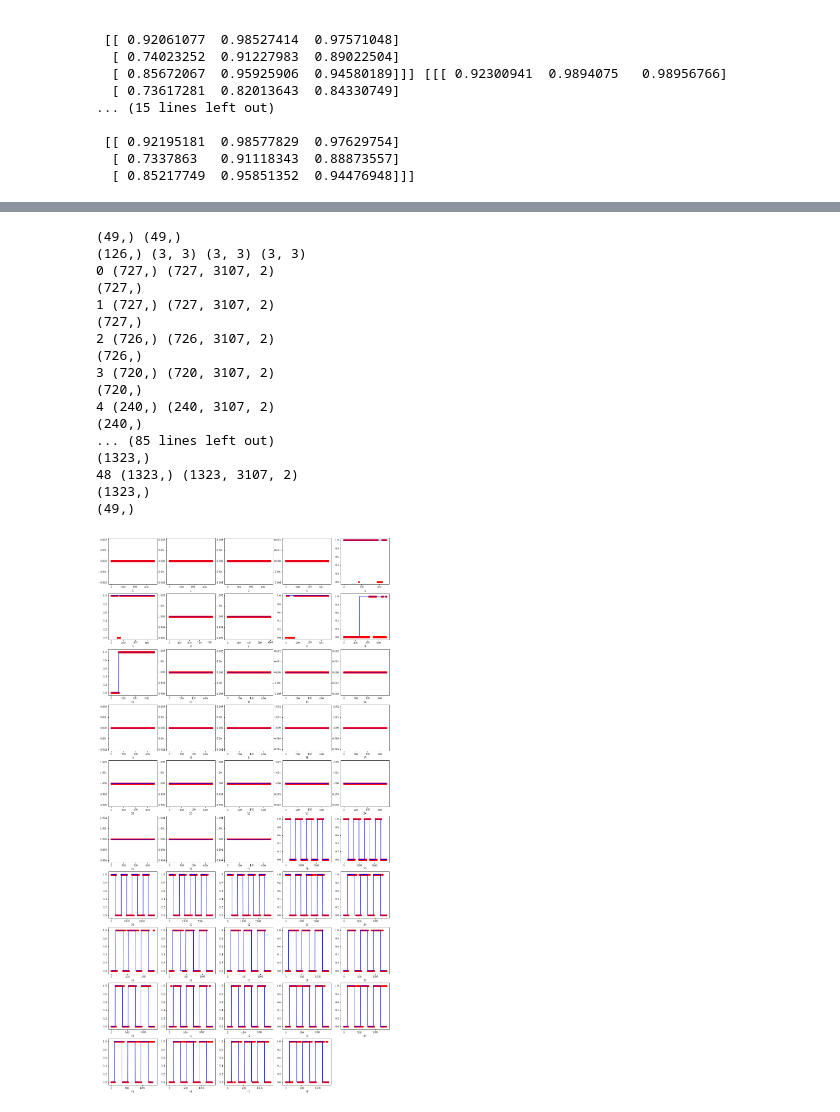
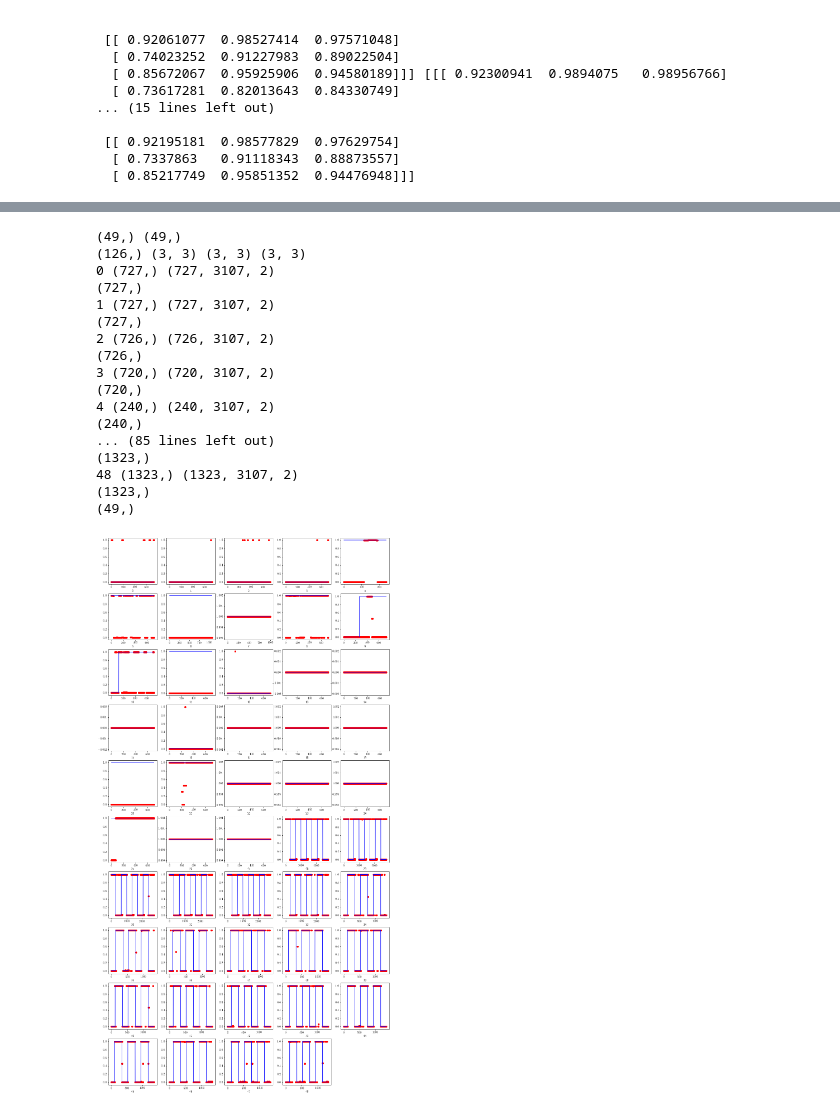
Before and after one commit to jagrio/MachineLearningSlippage, a Jupyter notebook: MLslippagesrc/MLslippage/mltraining_shift1_new.ipynb, the cells around one changed output, grey strips where cells are left out. Saved outputs shown, nothing was run; the diff lists cells and outputs as text; code cells hidden in the pictures.

```diff
--- a/MLslippagesrc/MLslippage/mltraining_shift1_new.ipynb
+++ b/MLslippagesrc/MLslippage/mltraining_shift1_new.ipynb
@@ -1700,14 +1717,14 @@ bestsel = np.load(modelfile)['bestsel']
 stdtran = np.load(modelfile)['stdtran']
 pca = np.load(modelfile)['pca']
 print np.array(clfall).shape, bestsel.shape, stdtran.shape, pca.shape
-k = 8# keep k-th family of clfs, corresponding to clf[k1l(k),k2l(k)]
+k = 4# keep k-th family of clfs, corresponding to clf[k1l(k),k2l(k)]
 k1l = [0, 0 ,0, 1, 1, 1, 2, 2, 2]
 k2l = [0, 1, 2, 0, 1, 2, 0, 1, 2]
 kst1 = [0, 1, 0]
 kst2 = [1, 2, 2]
 k1, k2 = k1l[k], k2l[k]
-# clf2use = [1,1,1,1,1,1,1,1,1,1,1,1,1,1,1]
-clf2use = [1,0,0,0,0,0,0,0,0,0,0,0,0,0]
+clf2use = [1,1,1,1,1,1,1,1,1,1,1,1,1,1,1]
+# clf2use = [1,0,0,0,0,0,0,0,0,0,0,0,0,0]
 keepkbest = 1000 # features to keep for pca
 allout = []
 fig = plt.figure(figsize=(18,36))
@@ -1748,34 +1765,34 @@ for ix in range(testfeat.shape[0]):
         weights = np.ones(np.array(acc).shape)
         if clf2use[-1] == 0: # majority vote decision
             output.append(int(sum(weights*np.array(acc))>sum(weights)/2))
         else: # ensemble MLP decision
             output.append(acc[-1])
     print np.array(output).shape
     allout.append(output)
     ax = fig.add_subplot(int(r),int(np.ceil(testfeat.shape[0]/r)),ix+1)
     ax.plot(testlabs[ix],'b')
     ax.scatter(range(len(output)),output,color='r')
     ax.set_xlabel(str(ix))
 print np.array(allout).shape
 # %% [output]
 (49,) (49,)
 (126,) (3, 3) (3, 3) (3, 3)
 0 (727,) (727, 3107, 2)
 (727,)
 1 (727,) (727, 3107, 2)
 (727,)
 2 (726,) (726, 3107, 2)
 (726,)
 3 (720,) (720, 3107, 2)
 (720,)
 4 (240,) (240, 3107, 2)
 (240,)
 ... (85 lines left out)
 (1323,)
 48 (1323,) (1323, 3107, 2)
 (1323,)
 (49,)
-[figure, old version]
+[figure, new version]
 # %%
 from sklearn.metrics import classification_report, confusion_matrix
 
```
Also changed, not shown: parts of 8 cells of this notebook, 29 other files.
